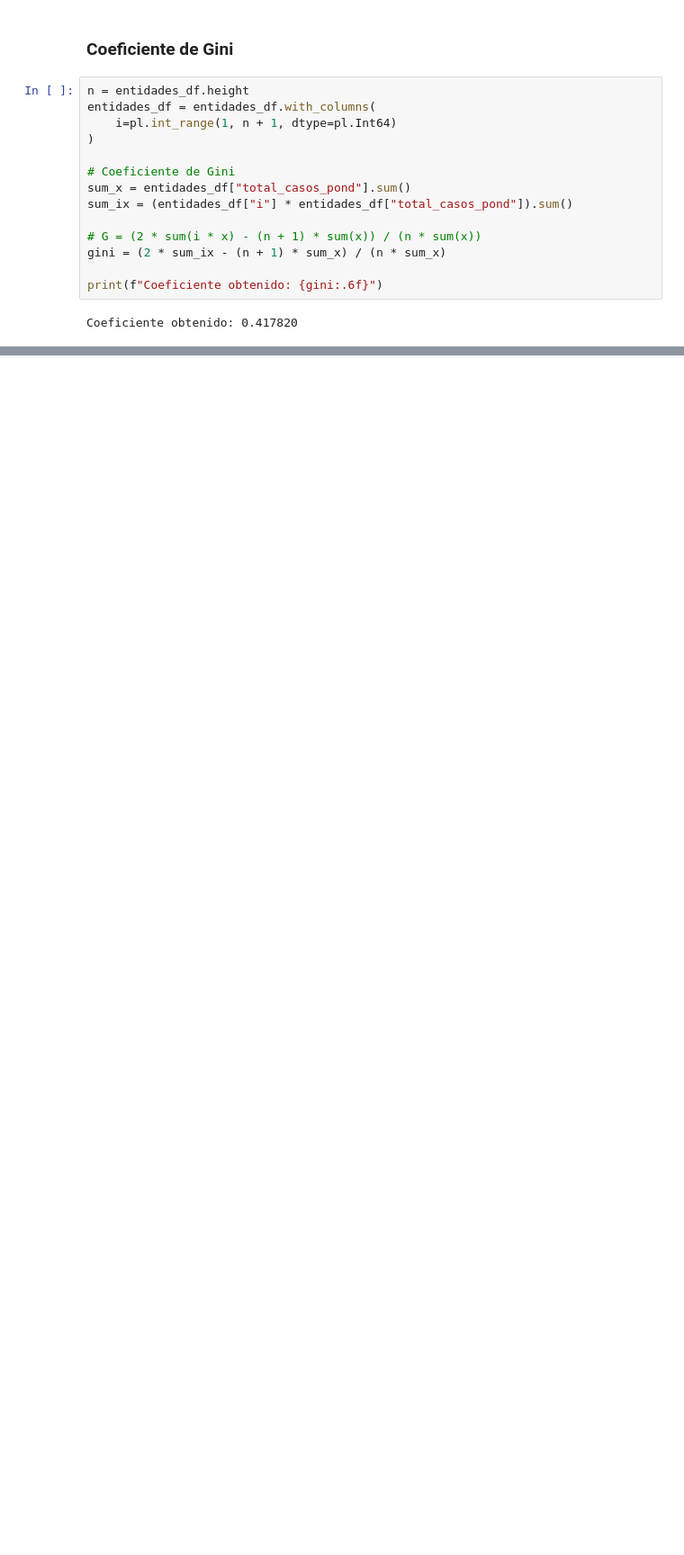
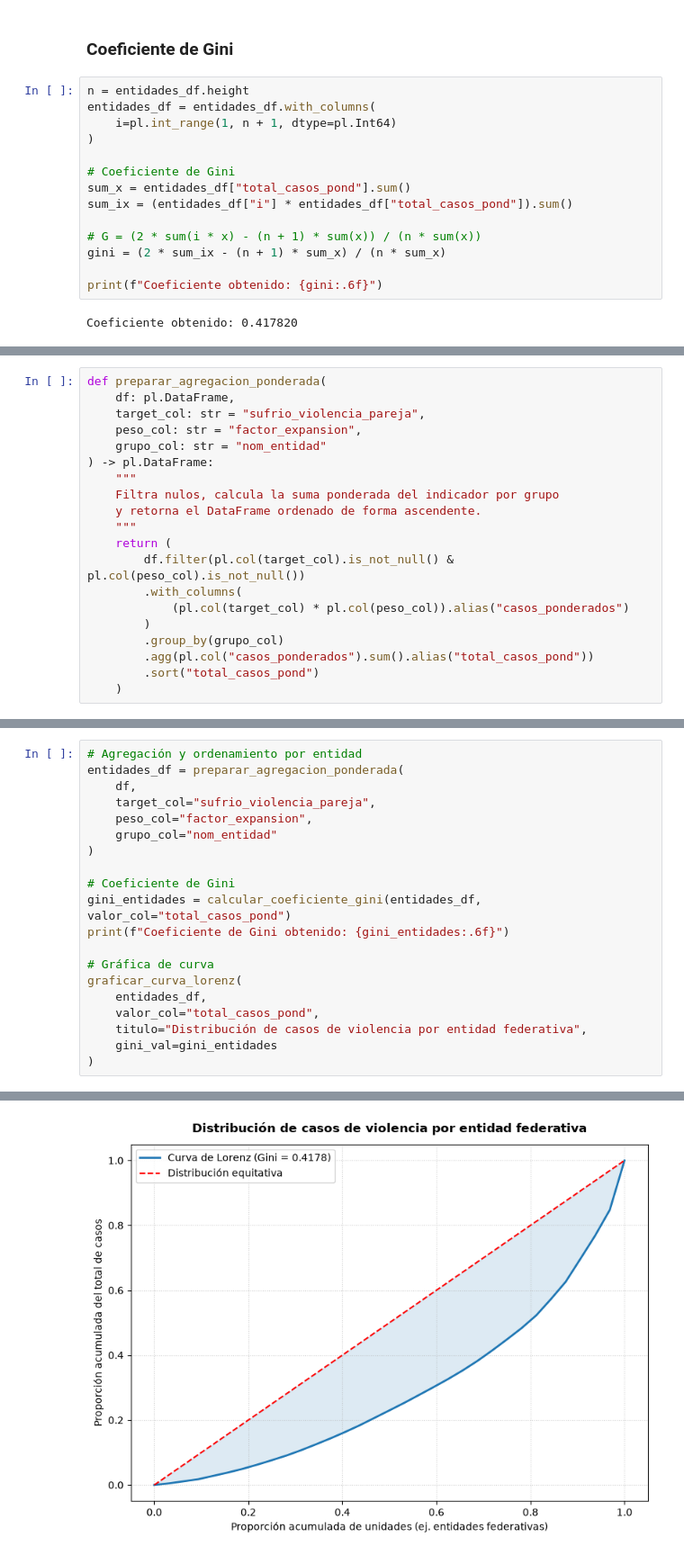
Before and after one commit to SaulVNavas/Mineros_2027-1, a Jupyter notebook: practica4/proyecto-endireh-violencia/notebooks/Medidas_de_Concentracion.ipynb, the cells around one changed output, grey strips where cells are left out. Shown at 90% size. Saved outputs shown, nothing was run; the diff lists cells and outputs as text; blank space fills up the shorter version.

```diff
--- a/practica4/proyecto-endireh-violencia/notebooks/Medidas_de_Concentracion.ipynb
+++ b/practica4/proyecto-endireh-violencia/notebooks/Medidas_de_Concentracion.ipynb
@@ -37 +40,21 @@ Coeficiente obtenido: 0.417820
+# %%
+def preparar_agregacion_ponderada(
+    df: pl.DataFrame,
+    target_col: str = "sufrio_violencia_pareja",
+    peso_col: str = "factor_expansion",
+    grupo_col: str = "nom_entidad"
+) -> pl.DataFrame:
+    """
+    Filtra nulos, calcula la suma ponderada del indicador por grupo
+    y retorna el DataFrame ordenado de forma ascendente.
+    """
+    return (
+        df.filter(pl.col(target_col).is_not_null() & pl.col(peso_col).is_not_null())
+        .with_columns(
+            (pl.col(target_col) * pl.col(peso_col)).alias("casos_ponderados")
+        )
+        .group_by(grupo_col)
+        .agg(pl.col("casos_ponderados").sum().alias("total_casos_pond"))
+        .sort("total_casos_pond")
+    )
 # %% [markdown]
@@ -90,0 +203,21 @@ plt.show()
+# %%
+# Agregación y ordenamiento por entidad
+entidades_df = preparar_agregacion_ponderada(
+    df,
+    target_col="sufrio_violencia_pareja",
+    peso_col="factor_expansion",
+    grupo_col="nom_entidad"
+)
+
+# Coeficiente de Gini
+gini_entidades = calcular_coeficiente_gini(entidades_df, valor_col="total_casos_pond")
+print(f"Coeficiente de Gini obtenido: {gini_entidades:.6f}")
+
+# Gráfica de curva
+graficar_curva_lorenz(
+    entidades_df,
+    valor_col="total_casos_pond",
+    titulo="Distribución de casos de violencia por entidad federativa",
+    gini_val=gini_entidades
+)
+# %% [output]
@@ -90,0 +225 @@ plt.show()
+[figure, added]
```
Also changed, not shown: parts of 11 cells of this notebook, 3 other files.
